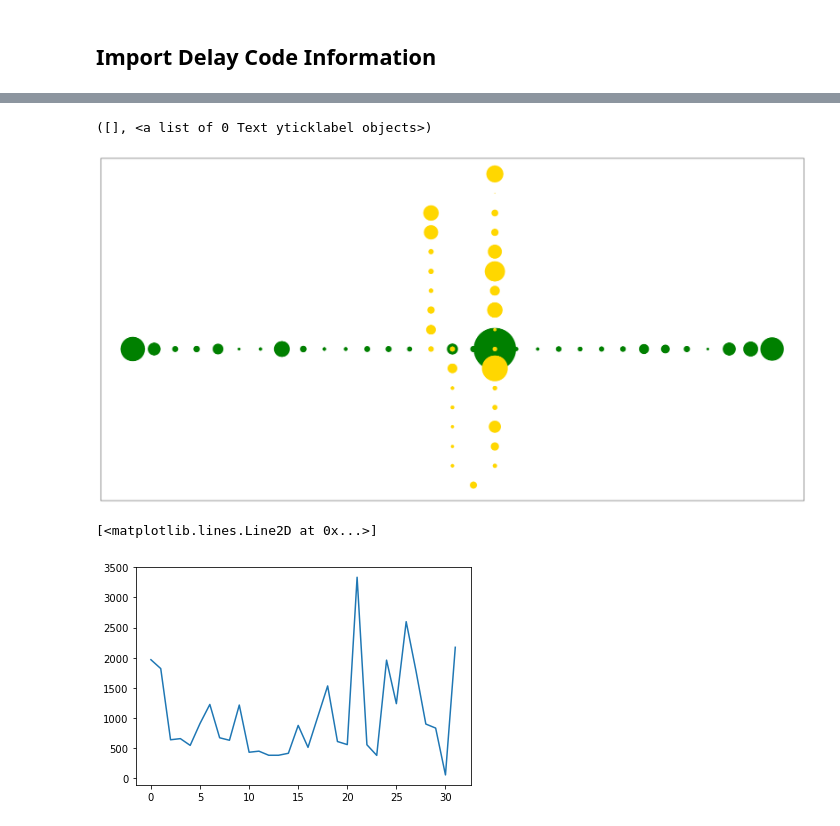
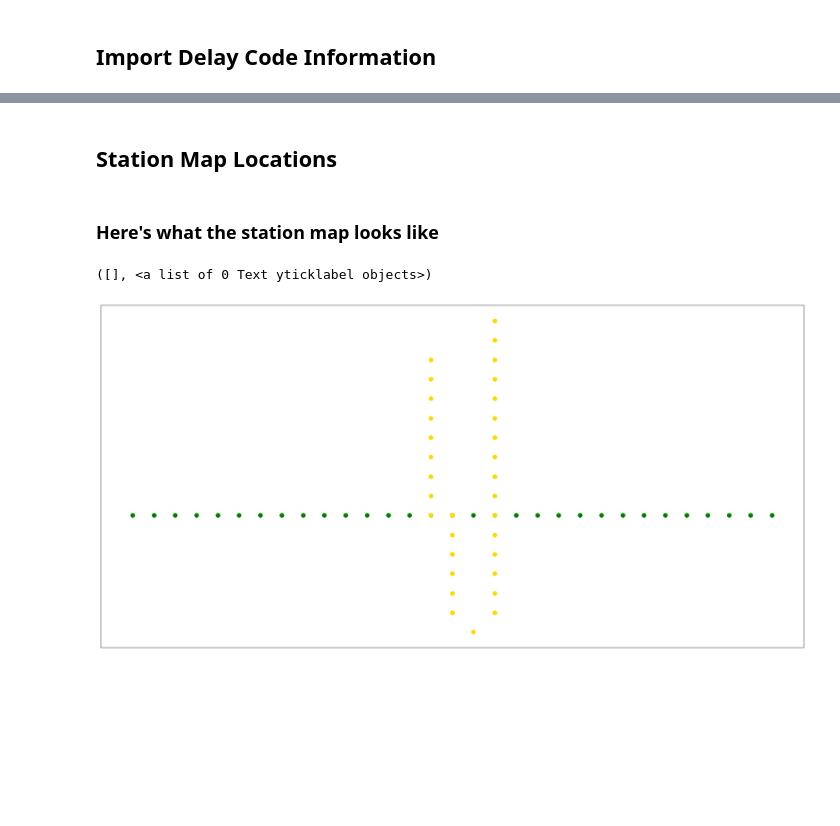
Before and after one commit to npricejones/ttc-vis, a Jupyter notebook: delay-ridership.ipynb, the cells around one changed output, grey strips where cells are left out. Saved outputs shown, nothing was run; the diff lists cells and outputs as text; code cells hidden in the pictures; blank space fills up the shorter version.

```diff
--- a/delay-ridership.ipynb
+++ b/delay-ridership.ipynb
@@ -83,23 +76,35 @@ def station_stack(stations,delayinfo,directions):
 # %%
 yus_delays = station_stack(yus,delayinfo,directions='NS')
 bd_delays = station_stack(bd,delayinfo,directions='EW')
+# %% [markdown]
+## Station Map Locations
+# %%
+NS_sep = 1
+EW_sep = 1
+
+turn = yus.index('union')
+US_posy = np.arange(0,(turn)*NS_sep,NS_sep)[::-1]
+US_posx = -EW_sep*np.ones(len(US_posy))
+Y_posy = np.arange(0,(len(yus)-turn-1)*NS_sep,NS_sep)
+Y_posx = EW_sep*np.ones(len(Y_posy))
+NS_posy = np.concatenate((US_posy,-NS_sep*np.ones(1)))
+NS_posy = np.concatenate((NS_posy,Y_posy))
+NS_posx = np.concatenate((US_posx,np.zeros(1)))
+NS_posx = np.concatenate((NS_posx,Y_posx))
+NS_posy[0:(yus.index('spadina')+1)] -= NS_sep
+NS_posx[0:(yus.index('spadina')+1)] -= EW_sep
+
+EW_posx = np.arange(0,len(bd)*EW_sep,EW_sep)
+EW_posy = np.zeros(len(EW_posx)) + (NS_posy[yus.index('spadina')])
+EW_posx -= EW_posx[bd.index('bay')]
+# %% [markdown]
+### Here's what the station map looks like
 # %%
-min_delay = np.min(np.concatenate((yus_delays,bd_delays)))
 plt.figure(figsize=(30,15))
-scaleddelays = bd_delays/min_delay
-for station in range(len(scaleddelays)):
-    plt.plot(EW_posx[station],EW_posy[station],'o',markersize=scaleddelays[station],color='g')
-
-scaleddelays = yus_delays/min_delay
-for station in range(len(scaleddelays)):
-    plt.plot(NS_posx[station],NS_posy[station],'o',markersize=scaleddelays[station],color='gold')
+plt.plot(EW_posx,EW_posy,'o',color='g',markersize=10)
+plt.plot(NS_posx,NS_posy,'o',color='gold',markersize=10)
 plt.xticks([])
 plt.yticks([])
 # %% [output]
 ([], <a list of 0 Text yticklabel objects>)
-[figure, old version]
+[figure, new version]
-# %%
-plt.plot(yus_delays)
-# %% [output]
-[<matplotlib.lines.Line2D at 0x...>]
-[figure, removed]
```
Also changed, not shown: parts of 10 cells of this notebook.
